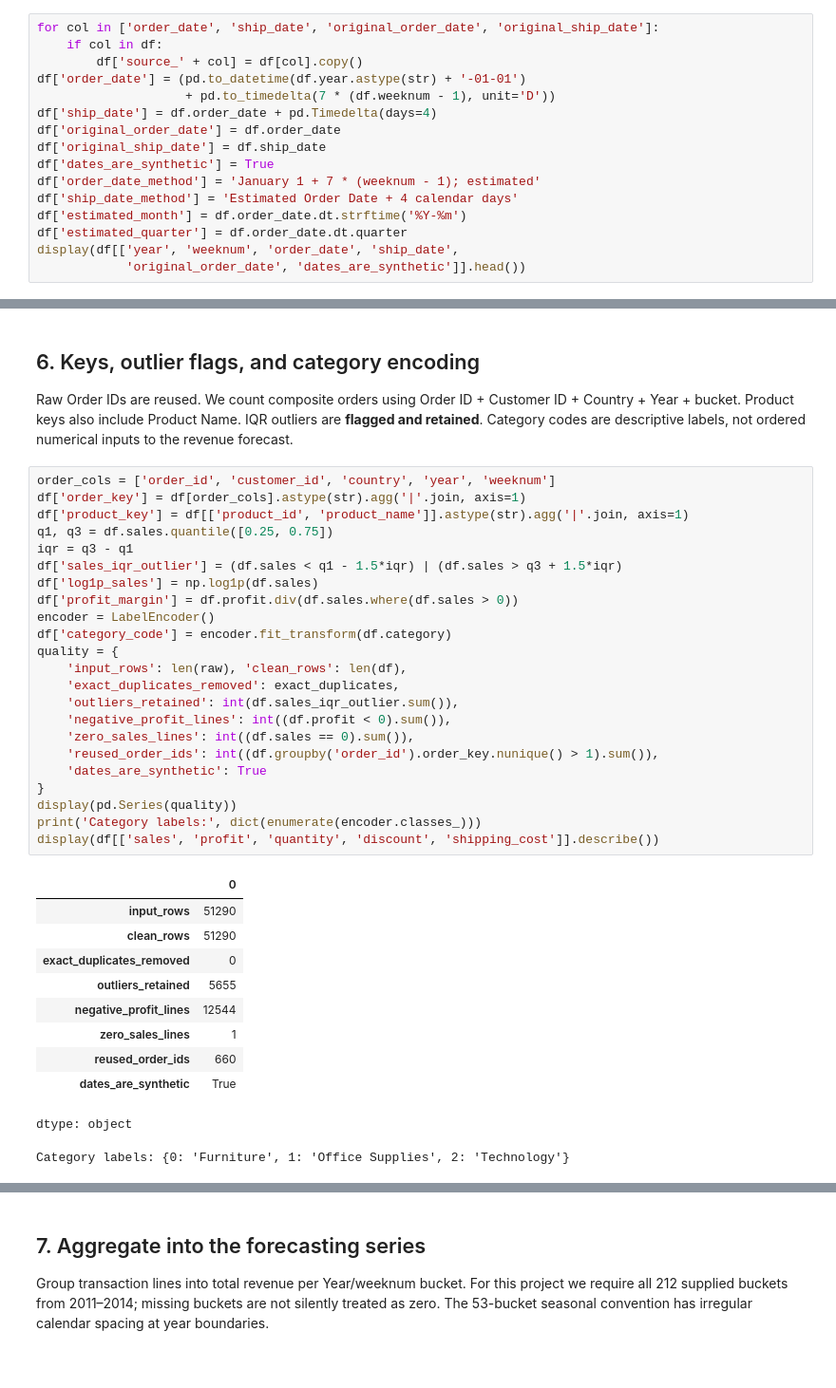
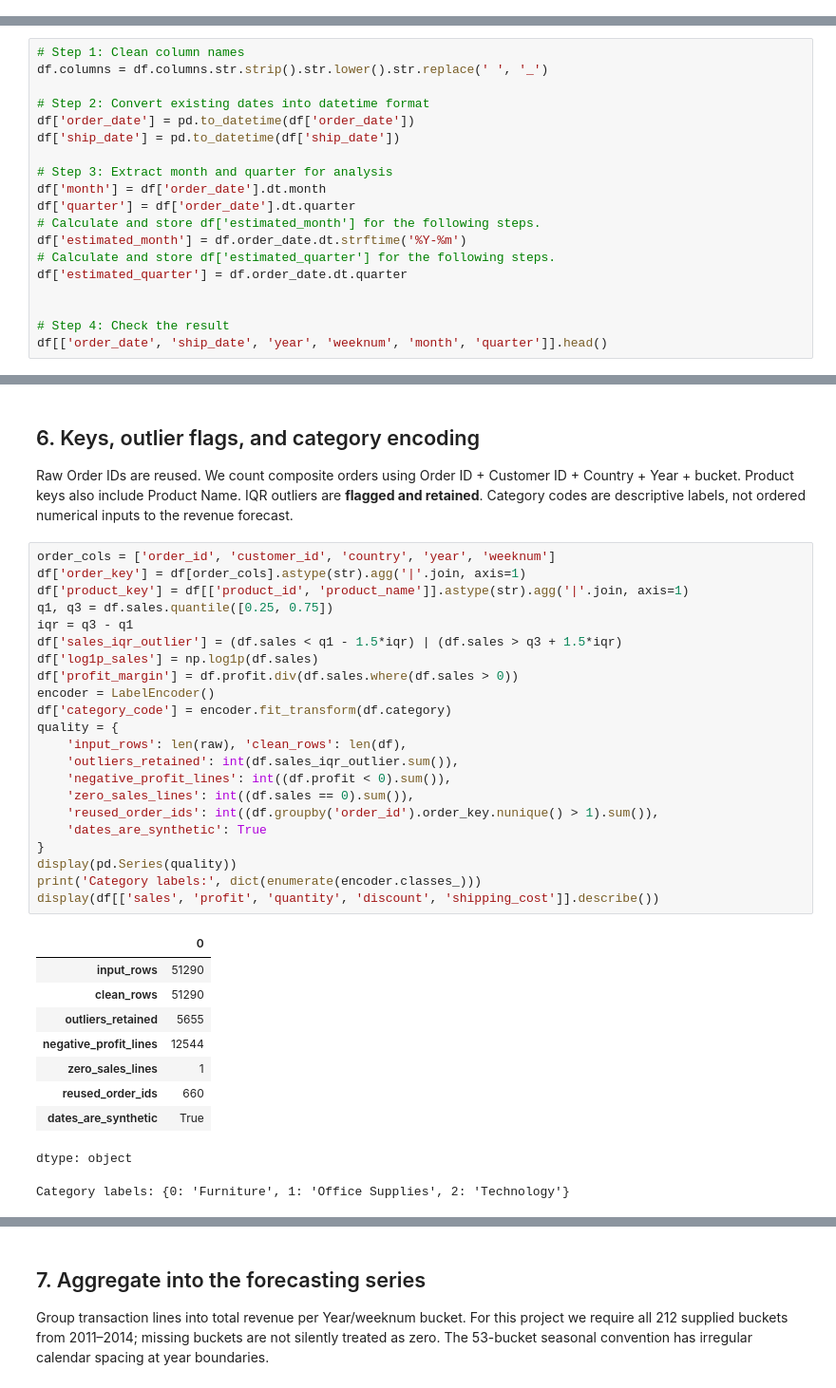
Before and after one commit to jishnujs1990/Study, a Jupyter notebook: RevenueVision_Final_Project.ipynb, the cells around one changed output, grey strips where cells are left out. Shown at 95% size. Drawn from its saved outputs; the diff is of its cells as text.

```diff
--- a/RevenueVision_Final_Project.ipynb
+++ b/RevenueVision_Final_Project.ipynb
@@ -203,16 +123,0 @@ We retain a copy of any supplied date values for audit, then apply the approved
-# %%
-for col in ['order_date', 'ship_date', 'original_order_date', 'original_ship_date']:
-    if col in df:
-        df['source_' + col] = df[col].copy()
-df['order_date'] = (pd.to_datetime(df.year.astype(str) + '-01-01')
-                    + pd.to_timedelta(7 * (df.weeknum - 1), unit='D'))
-df['ship_date'] = df.order_date + pd.Timedelta(days=4)
-df['original_order_date'] = df.order_date
-df['original_ship_date'] = df.ship_date
-df['dates_are_synthetic'] = True
-df['order_date_method'] = 'January 1 + 7 * (weeknum - 1); estimated'
-df['ship_date_method'] = 'Estimated Order Date + 4 calendar days'
-df['estimated_month'] = df.order_date.dt.strftime('%Y-%m')
-df['estimated_quarter'] = df.order_date.dt.quarter
-display(df[['year', 'weeknum', 'order_date', 'ship_date',
-            'original_order_date', 'dates_are_synthetic']].head())
@@ -225,0 +170,19 @@ display(df[['year', 'weeknum', 'order_date', 'ship_date',
+# %%
+# Step 1: Clean column names
+df.columns = df.columns.str.strip().str.lower().str.replace(' ', '_')
+
+# Step 2: Convert existing dates into datetime format
+df['order_date'] = pd.to_datetime(df['order_date'])
+df['ship_date'] = pd.to_datetime(df['ship_date'])
+
+# Step 3: Extract month and quarter for analysis
+df['month'] = df['order_date'].dt.month
+df['quarter'] = df['order_date'].dt.quarter
+# Calculate and store df['estimated_month'] for the following steps.
+df['estimated_month'] = df.order_date.dt.strftime('%Y-%m')
+# Calculate and store df['estimated_quarter'] for the following steps.
+df['estimated_quarter'] = df.order_date.dt.quarter
+
+
+# Step 4: Check the result
+df[['order_date', 'ship_date', 'year', 'weeknum', 'month', 'quarter']].head()
@@ -231,31 +201,29 @@ Category codes are descriptive labels, not ordered numerical inputs to the reven
 # %%
 order_cols = ['order_id', 'customer_id', 'country', 'year', 'weeknum']
 df['order_key'] = df[order_cols].astype(str).agg('|'.join, axis=1)
 df['product_key'] = df[['product_id', 'product_name']].astype(str).agg('|'.join, axis=1)
 q1, q3 = df.sales.quantile([0.25, 0.75])
 iqr = q3 - q1
 df['sales_iqr_outlier'] = (df.sales < q1 - 1.5*iqr) | (df.sales > q3 + 1.5*iqr)
 df['log1p_sales'] = np.log1p(df.sales)
 df['profit_margin'] = df.profit.div(df.sales.where(df.sales > 0))
 encoder = LabelEncoder()
 df['category_code'] = encoder.fit_transform(df.category)
 quality = {
     'input_rows': len(raw), 'clean_rows': len(df),
-    'exact_duplicates_removed': exact_duplicates,
     'outliers_retained': int(df.sales_iqr_outlier.sum()),
     'negative_profit_lines': int((df.profit < 0).sum()),
     'zero_sales_lines': int((df.sales == 0).sum()),
     'reused_order_ids': int((df.groupby('order_id').order_key.nunique() > 1).sum()),
     'dates_are_synthetic': True
 }
 display(pd.Series(quality))
 print('Category labels:', dict(enumerate(encoder.classes_)))
 display(df[['sales', 'profit', 'quantity', 'discount', 'shipping_cost']].describe())
 # %% [output]
 |  | 0 |
 | input_rows | 51290 |
 | clean_rows | 51290 |
-| exact_duplicates_removed | 0 |
 | outliers_retained | 5655 |
 | negative_profit_lines | 12544 |
 | zero_sales_lines | 1 |
```
Also changed, not shown: parts of 13 cells of this notebook.
